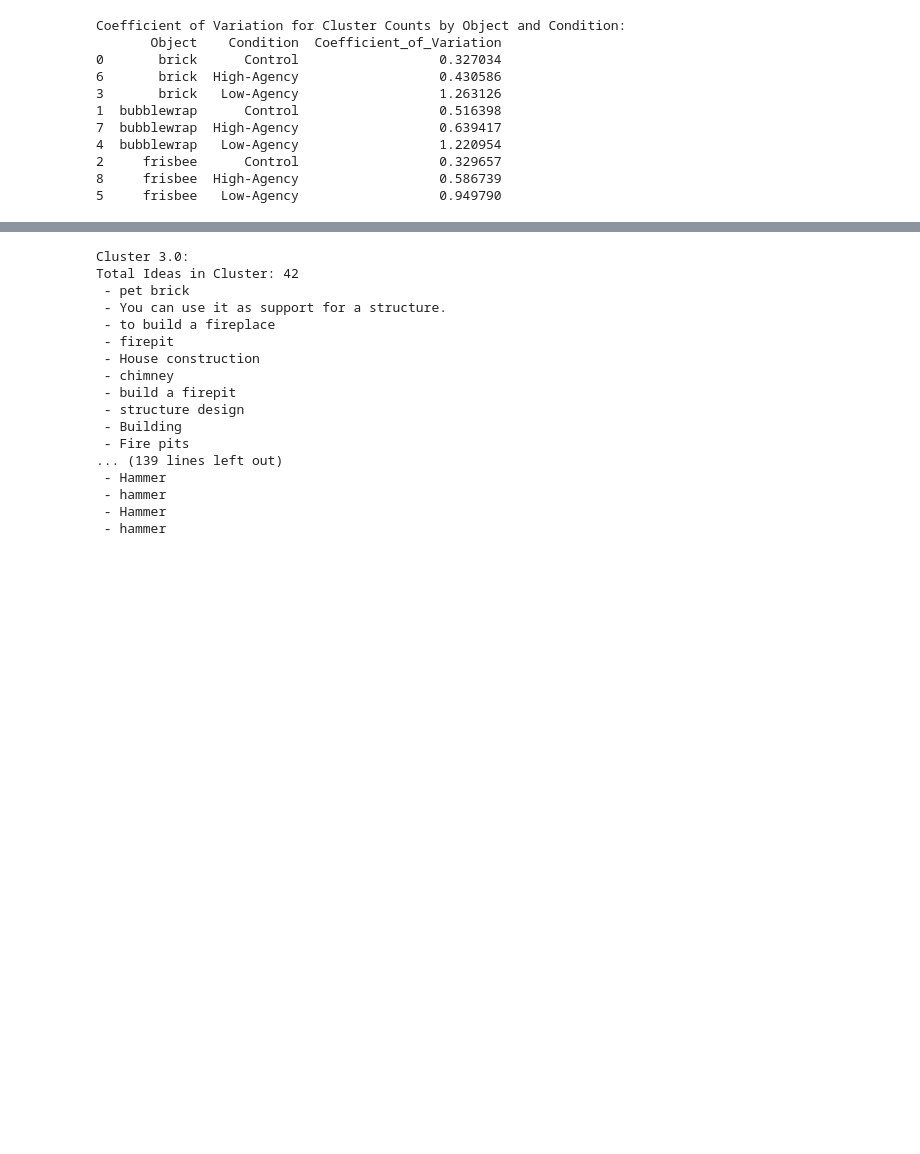
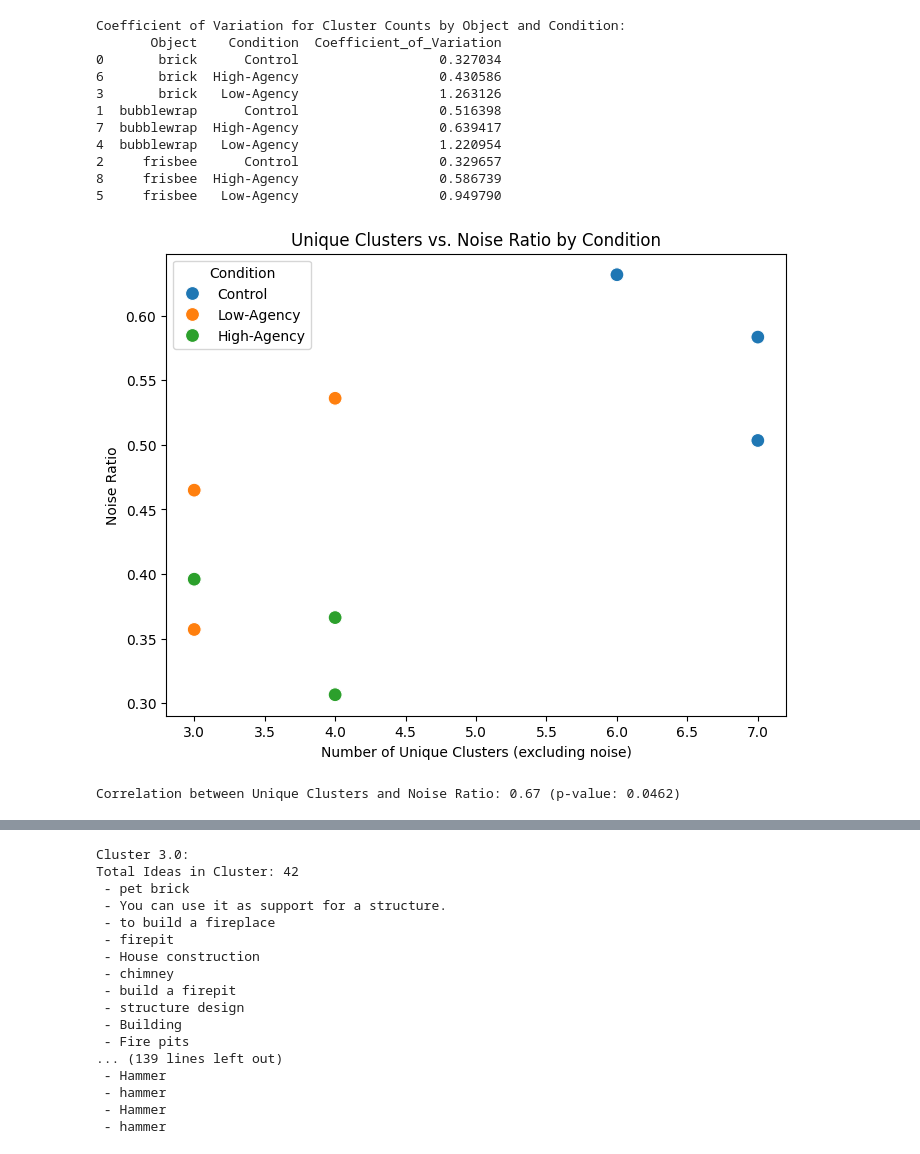
Before and after one commit to sarahhannahwu/idea_generation, a Jupyter notebook: clustering.ipynb, the cells around one changed output, grey strips where cells are left out. Saved outputs shown, nothing was run; the diff lists cells and outputs as text; code cells hidden in the pictures; blank space fills up the shorter version.

Commit message:
check cluster robustness

```diff
--- a/clustering.ipynb
+++ b/clustering.ipynb
@@ -375,6 +377,23 @@ Coefficient of Variation for Cluster Counts by Object and Condition:
 2     frisbee      Control                  0.329657
 8     frisbee  High-Agency                  0.586739
 5     frisbee   Low-Agency                  0.949790
+# %%
+# Make a scatterplot with number of unique clusters on the x-axis and noise ratio on the y-axis, colored by condition, for the above data
+plt.figure(figsize=(8, 6))
+sns.scatterplot(data=results_df, x='Unique_Clusters', y='Noise_Ratio', hue='Condition', palette='tab10', s=100)
+plt.title('Unique Clusters vs. Noise Ratio by Condition')
+plt.xlabel('Number of Unique Clusters (excluding noise)')
+plt.ylabel('Noise Ratio')
+plt.legend(title='Condition')
+plt.show()
+
+# Check if the correlation between number of unique clusters and noise ratio is significant
+
+corr, p_value = pearsonr(results_df['Unique_Clusters'], results_df['Noise_Ratio'])
+print(f"\nCorrelation between Unique Clusters and Noise Ratio: {corr:.2f} (p-value: {p_value:.4f})")
+# %% [output]
+[figure, added]
+Correlation between Unique Clusters and Noise Ratio: 0.67 (p-value: 0.0462)
 # %%
 # Read in CloudResearch data for comparison
 cloudresearch_path = '~/Git_Projects/idea_generation/data/cloudresearch_ideas.csv'
```
Also changed, not shown: parts of 8 cells of this notebook, 5 other files.
